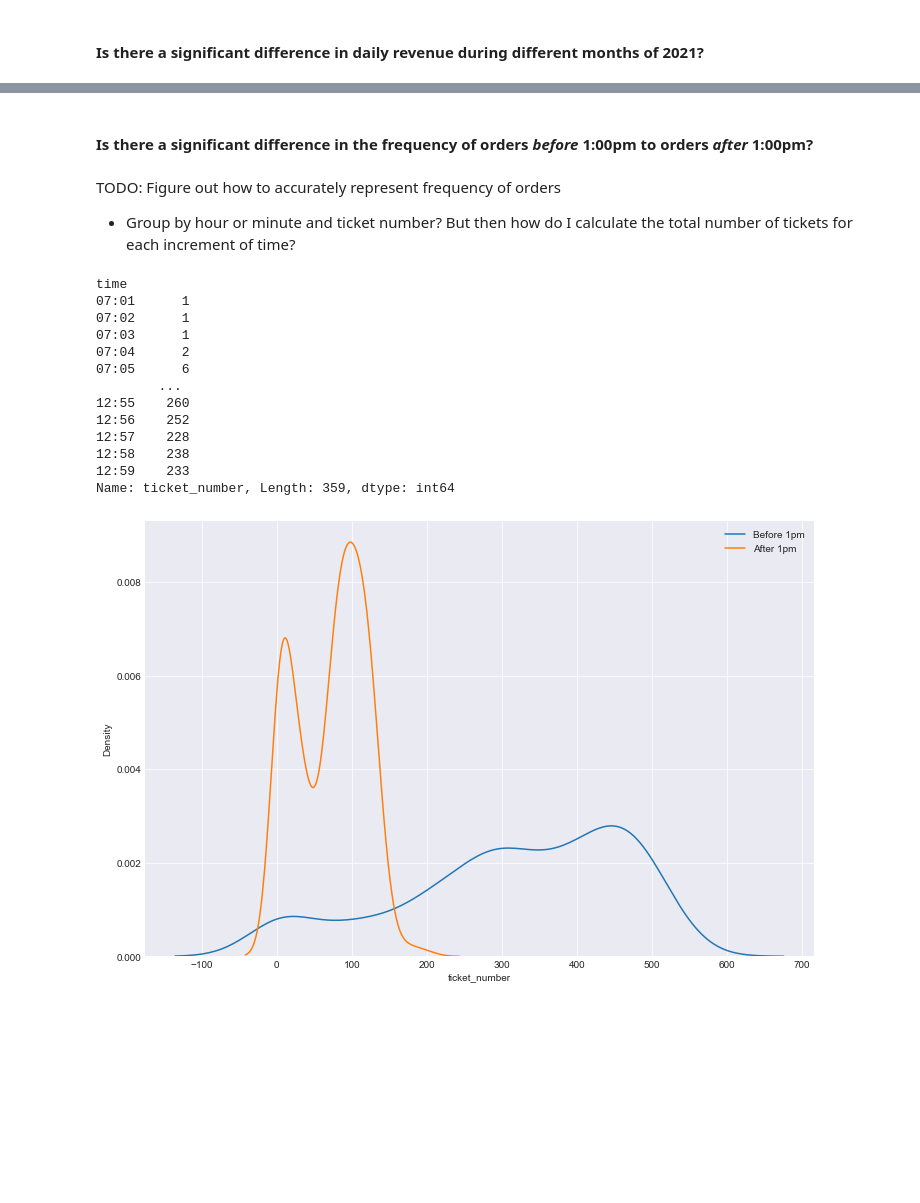
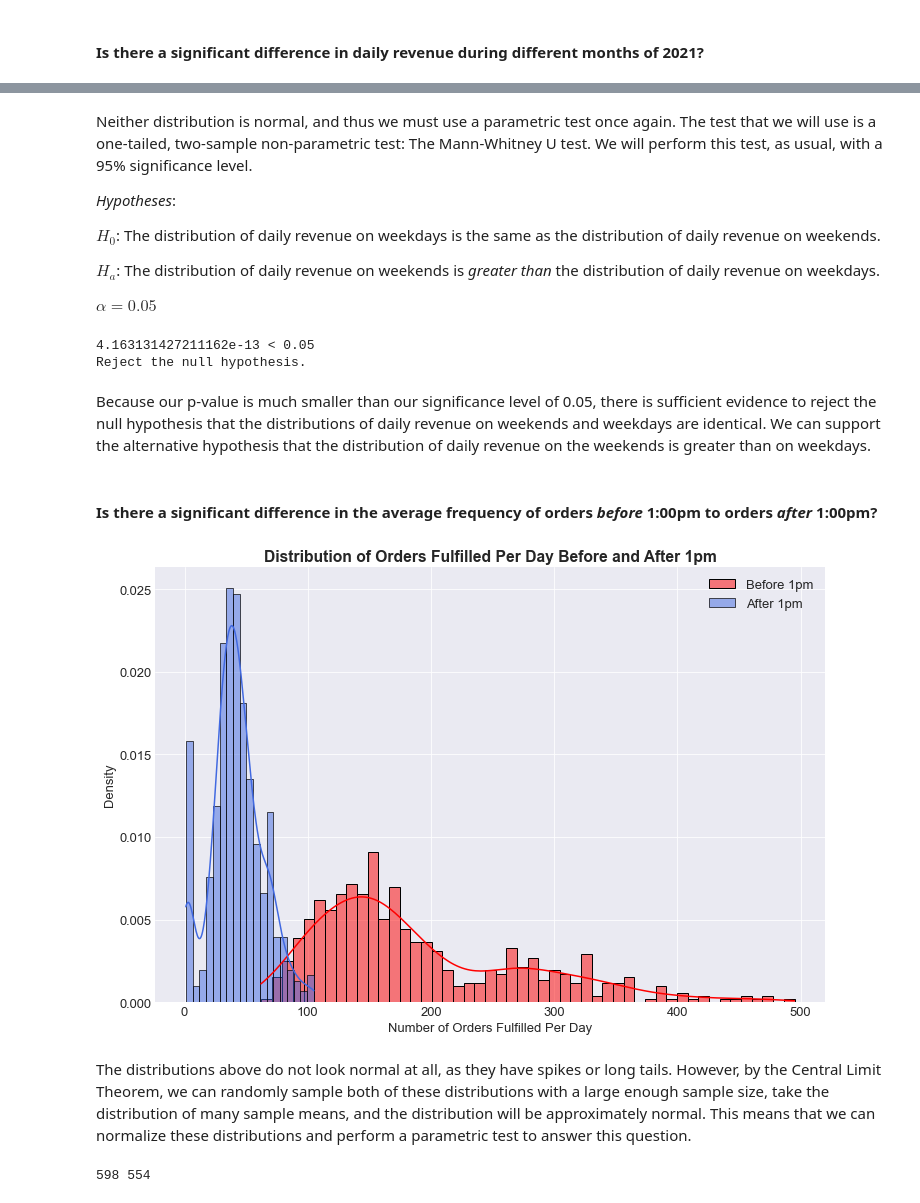
Before and after one commit to TrinityGahagen2K/french-bakery-analysis, a Jupyter notebook: french_bakery_analysis.ipynb, the cells around one changed output, grey strips where cells are left out. Drawn from its saved outputs; the diff is of its cells as text; code cells hidden in the pictures; blank space fills up the shorter version.

```diff
--- a/french_bakery_analysis.ipynb
+++ b/french_bakery_analysis.ipynb
@@ -80,6 +121,7 @@ bakery['Unnamed: 0'].head()
 Name: Unnamed: 0, dtype: int64
 # %%
 bakery['Quantity'] = bakery['Quantity'].astype(int)
+bakery['ticket_number'] = bakery['ticket_number'].astype(int)
 # %%
 # Unnamed doesn't seem like a useful column, so we'll just drop it
 try:
@@ -221,7 +267,7 @@ dtype: int64
 # Separating time increments into separate columns for future grouping
 bakery['month'] = bakery['date'].dt.month
 bakery['year'] = bakery['date'].dt.year
-bakery['day_of_the_week'] = bakery['date'].dt.day_of_week
+bakery['day_of_week'] = bakery['date'].dt.day_of_week
 
 
 DAY_DICT = {
@@ -249,8 +295,9 @@ MONTH_DICT = {
     12 : "Dec"
 }
 
+# Replace numbers with names according to the respective dictionaries
 bakery['month'].replace(MONTH_DICT, inplace=True)
-bakery['day_of_the_week'].replace(DAY_DICT, inplace=True)
+bakery['day_of_week'].replace(DAY_DICT, inplace=True)
 
 bakery.head()
 # %% [output]
@@ -292,3 +342,6 @@ bakery['day_of_month'] = bakery['date'].dt.day
+# %%
+# Format the strings in the article column to be more readable, i.e. titlecase rather than all uppercase
+bakery['article'] = bakery['article'].str.title()
 # %%
 bakery.info()
 # %% [output]
@@ -315,5 +368,5 @@ memory usage: 21.4+ MB
 # %%
-# Reordering columns
+# Reorder columns
 bakery = bakery[['time_dt',
                  'date',
                  'time',
@@ -321,7 +374,7 @@ bakery = bakery[['time_dt',
                  'year',
                  'month',
                  'day_of_month',
-                 'day_of_the_week',
+                 'day_of_week',
                  'ticket_number',
                  'article',
                  'Quantity',
@@ -510,33 +780,44 @@ ax.set_xlabel('Total Daily Revenue');
+# %% [markdown]
+Neither distribution is normal, and thus we must use a parametric test once again. The test that we will use is a one-tailed, two-sample non-parametric test: The Mann-Whitney U test. We will perform this test, as usual, with a 95% significance level.
+
+*Hypotheses*:
+
+$H_0$: The distribution of daily revenue on weekdays is the same as the distribution of daily revenue on weekends.
+
+$H_a$: The distribution of daily revenue on weekends is *greater than* the distribution of daily revenue on weekdays.
+
+$\alpha=0.05$
+# %%
+_, p_val = stats.mannwhitneyu(weekend, weekday, alternative='greater')
+
+reject_or_not(p_val)
+# %% [output]
+4.163131427211162e-13 < 0.05
+Reject the null hypothesis.
+# %% [markdown]
+Because our p-value is much smaller than our significance level of 0.05, there is sufficient evidence to reject the null hypothesis that the distributions of daily revenue on weekends and weekdays are identical. We can support the alternative hypothesis that the distribution of daily revenue on the weekends is greater than on weekdays.
 # %% [markdown]
-#### Is there a significant difference in the frequency of orders *before* 1:00pm to orders *after* 1:00pm?
+#### Is there a significant difference in the average frequency of orders *before* 1:00pm to orders *after* 1:00pm?
-# %% [markdown]
-TODO: Figure out how to accurately represent frequency of orders
-- Group by hour or minute and ticket number? But then how do I calculate the total number of tickets for each increment of time?
 # %%
 BEFORE_1PM = bakery['hour'] < 13
 
 fig, ax = plt.subplots(figsize=(12, 8))
 
-before_1pm = bakery.loc[BEFORE_1PM].groupby('time')['ticket_number'].nunique()
-after_1pm = bakery.loc[~BEFORE_1PM].groupby('time')['ticket_number'].nunique()
+before_1pm = bakery.loc[BEFORE_1PM].groupby('date')['ticket_number'].nunique()
+after_1pm = bakery.loc[~BEFORE_1PM].groupby('date')['ticket_number'].nunique()
 
-print(before_1pm)
-
-sns.kdeplot(data=before_1pm, label='Before 1pm', ax=ax)
-sns.kdeplot(data=after_1pm, label='After 1pm', ax=ax)
-ax.legend();
+sns.histplot(data=before_1pm, label='Before 1pm', ax=ax, kde=True, stat='density', color='red', bins=50)
+sns.histplot(data=after_1pm, label='After 1pm', ax=ax,  kde=True, stat='density', color='royalblue')
+ax.legend()
+ax.set_title('Distribution of Orders Fulfilled Per Day Before and After 1pm')
+ax.set_xlabel('Number of Orders Fulfilled Per Day');
 # %% [output]
-time
-07:01      1
-07:02      1
-07:03      1
-07:04      2
-07:05      6
-        ...
-12:55    260
-12:56    252
-12:57    228
-12:58    238
-12:59    233
-Name: ticket_number, Length: 359, dtype: int64
-[figure, old version]
+[figure, new version]
+# %% [markdown]
+The distributions above do not look normal at all, as they have spikes or long tails. However, by the Central Limit Theorem, we can randomly sample both of these distributions with a large enough sample size, take the distribution of many sample means, and the distribution will be approximately normal. This means that we can normalize these distributions and perform a parametric test to answer this question.
+# %%
+# The CLT assumes that the sample size is less than 10% of the original dataset, and a sample size >= 30 is sufficiently large
+# Therefore, the original dataset must contain at least 300 observations
+print(len(before_1pm), len(after_1pm))
+# %% [output]
+598 554
```
Also changed, not shown: parts of 61 cells of this notebook.
